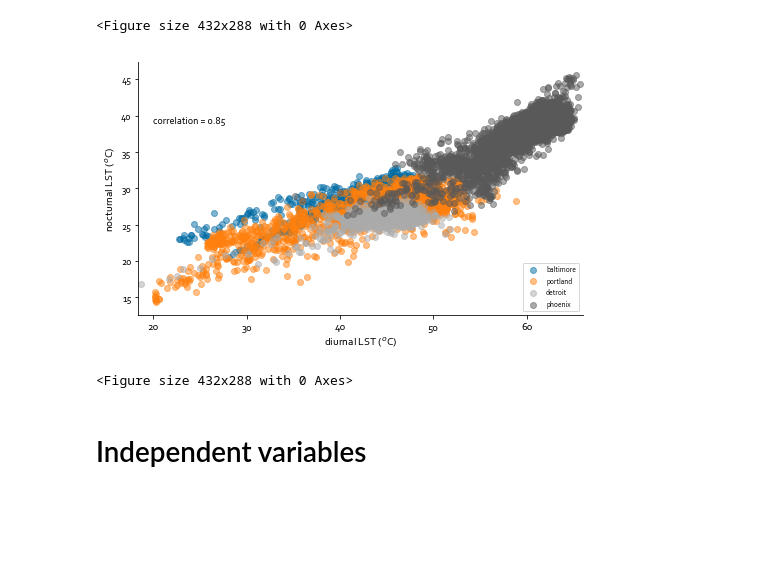
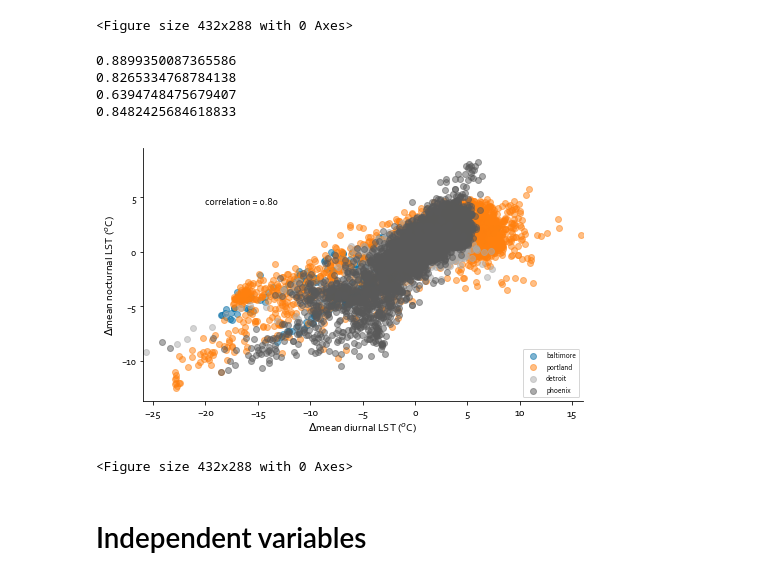
Before and after one commit to tommlogan/land_surface_temperature, a Jupyter notebook: code/analysis/explore_data.ipynb, the cells around one changed output. Drawn from its saved outputs; the diff is of its cells as text; code cells hidden in the pictures; blank space fills up the shorter version.

Commit message:
updating scatter figure

```diff
--- a/code/analysis/explore_data.ipynb
+++ b/code/analysis/explore_data.ipynb
@@ -55,10 +55,14 @@ joyplot_lst(df_uns, grid_size)
 <Figure size 432x288 with 0 Axes>
 # %%
 # scatter and calculate the correlation between lst night and day
-scatter_lst(df_uns, cities, grid_size)
+scatter_lst(df, cities, grid_size)
 # %% [output]
+0.8899350087365586
+0.8265334768784138
+0.6394748475679407
+0.8482425684618833
-[figure, old version]
+[figure, new version]
-<Figure size 432x288 with 0 Axes>
+<Figure size 432x288 with 0 Axes>
 # %% [markdown]
 # Independent variables
 # %%
```
Also changed, not shown: 4 other files.
